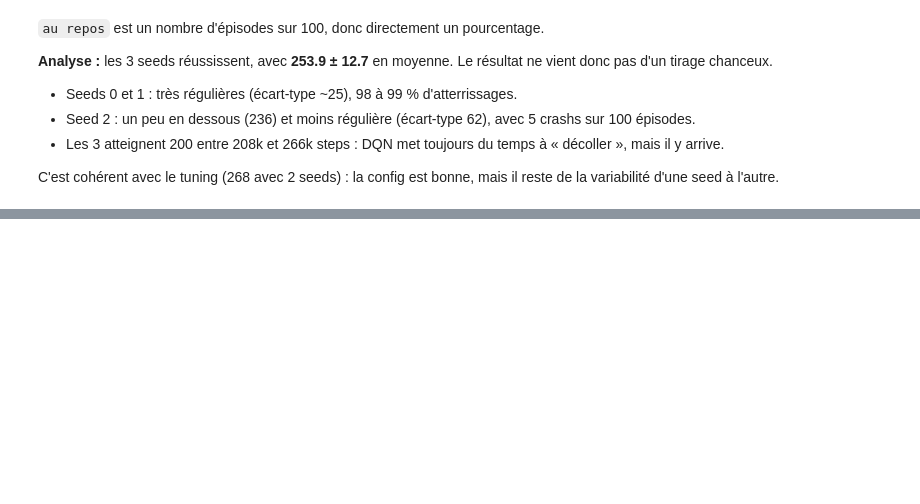
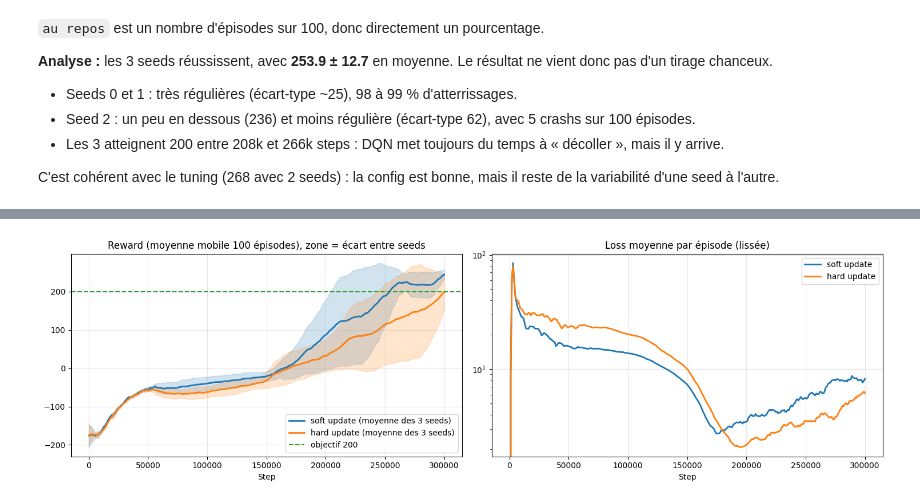
Before and after one commit to chrisrny/StartTrek, a Jupyter notebook: dqn.ipynb, the cells around one changed output, grey strips where cells are left out. Drawn from its saved outputs; the diff is of its cells as text; code cells hidden in the pictures; blank space fills up the shorter version.

Commit message:
feat(dqn): compare hard and soft target updates

```diff
--- a/dqn.ipynb
+++ b/dqn.ipynb
@@ -997,0 +1086,20 @@ C'est cohérent avec le tuning (268 avec 2 seeds) : la config est bonne, mais il
+# %%
+HARD_CONFIG = {**CONFIG, "target_update": "hard", "hard_update_every": 1_000}
+
+if EXPERIMENTS:
+    hard_runs = []
+    for seed in SEEDS:
+        q_h, hist_h, evals_h, _ = train_dqn(HARD_CONFIG, seed, verbose=False)
+        hard_runs.append(run_record(HARD_CONFIG, seed, q_h, hist_h, evals_h))
+        print(f"hard update, seed {seed} terminée")
+    with open(HARD_VS_SOFT_PATH, "w") as f:
+        json.dump({"hard": hard_runs}, f)
+else:
+    with open(HARD_VS_SOFT_PATH) as f:
+        hard_runs = json.load(f)["hard"]
+
+print("SOFT UPDATE (config finale)")
+print_runs_table(seed_runs)
+print()
+print("HARD UPDATE (tous les 1 000 steps)")
+print_runs_table(hard_runs)
@@ -997,0 +1124,33 @@ C'est cohérent avec le tuning (268 avec 2 seeds) : la config est bonne, mais il
+# %%
+fig, axes = plt.subplots(1, 2, figsize=(15, 4.5))
+grid = np.linspace(0, CONFIG["total_steps"], 300)
+
+for runs, name, color in [(seed_runs, "soft update", "tab:blue"), (hard_runs, "hard update", "tab:orange")]:
+    curves = []
+    loss_curves = []
+    for r in runs:
+        st = [h["global_step"] for h in r["history"]]
+        curves.append(np.interp(grid, st, moving_average([h["reward"] for h in r["history"]])))
+        losses_r = [h["loss"] if h["loss"] is not None else np.nan for h in r["history"]]
+        loss_curves.append(np.interp(grid, st, moving_average(np.nan_to_num(losses_r), window=20)))
+    mean, std = np.mean(curves, axis=0), np.std(curves, axis=0)
+    axes[0].plot(grid, mean, color=color, linewidth=2, label=f"{name} (moyenne des 3 seeds)")
+    axes[0].fill_between(grid, mean - std, mean + std, color=color, alpha=0.2)
+    axes[1].plot(grid, np.mean(loss_curves, axis=0), color=color, linewidth=2, label=name)
+
+axes[0].axhline(200, color="tab:green", linestyle="--", label="objectif 200")
+axes[0].set_title("Reward (moyenne mobile 100 épisodes), zone = écart entre seeds")
+axes[0].set_xlabel("Step")
+axes[0].legend()
+
+axes[1].set_title("Loss moyenne par épisode (lissée)")
+axes[1].set_xlabel("Step")
+axes[1].set_yscale("log")
+axes[1].legend()
+
+for ax in axes:
+    ax.grid(alpha=0.3)
+plt.tight_layout()
+plt.show()
+# %% [output]
+[figure, added]
```
Also changed, not shown: parts of 23 cells of this notebook, 2 other files.
